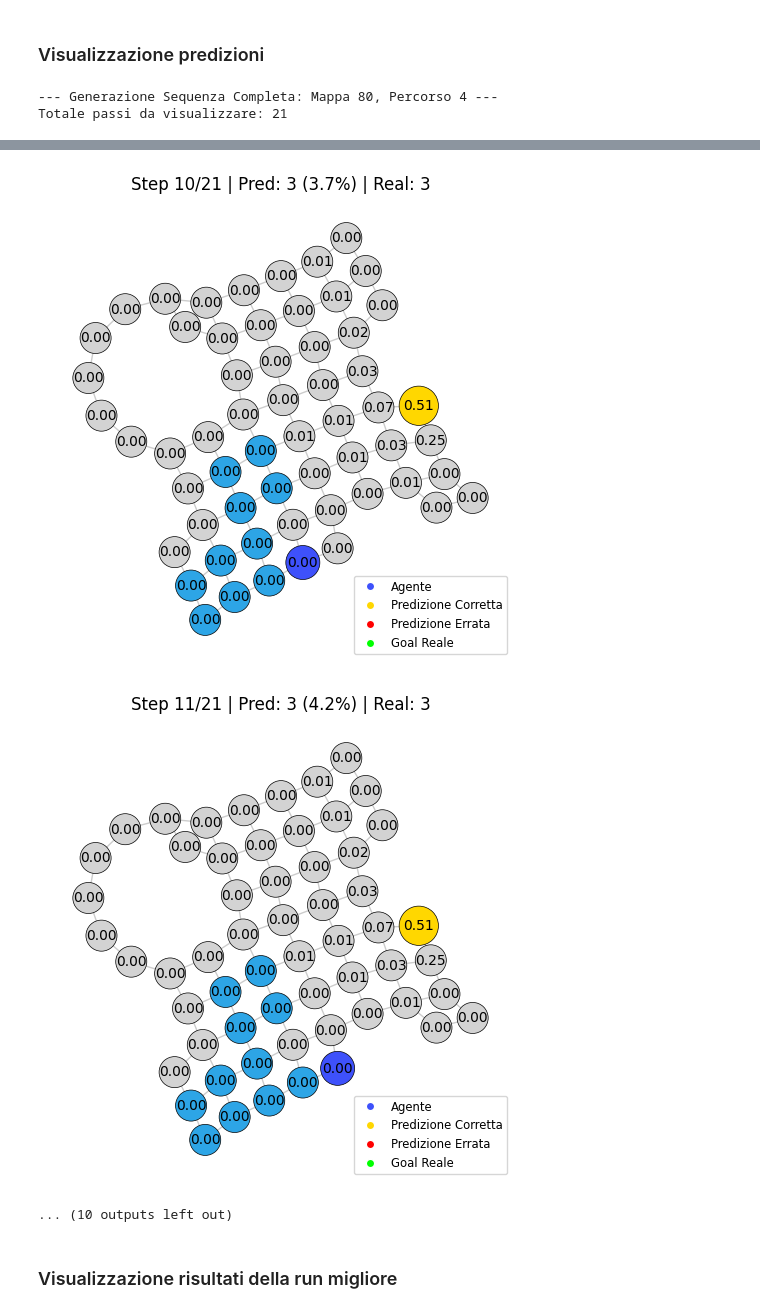
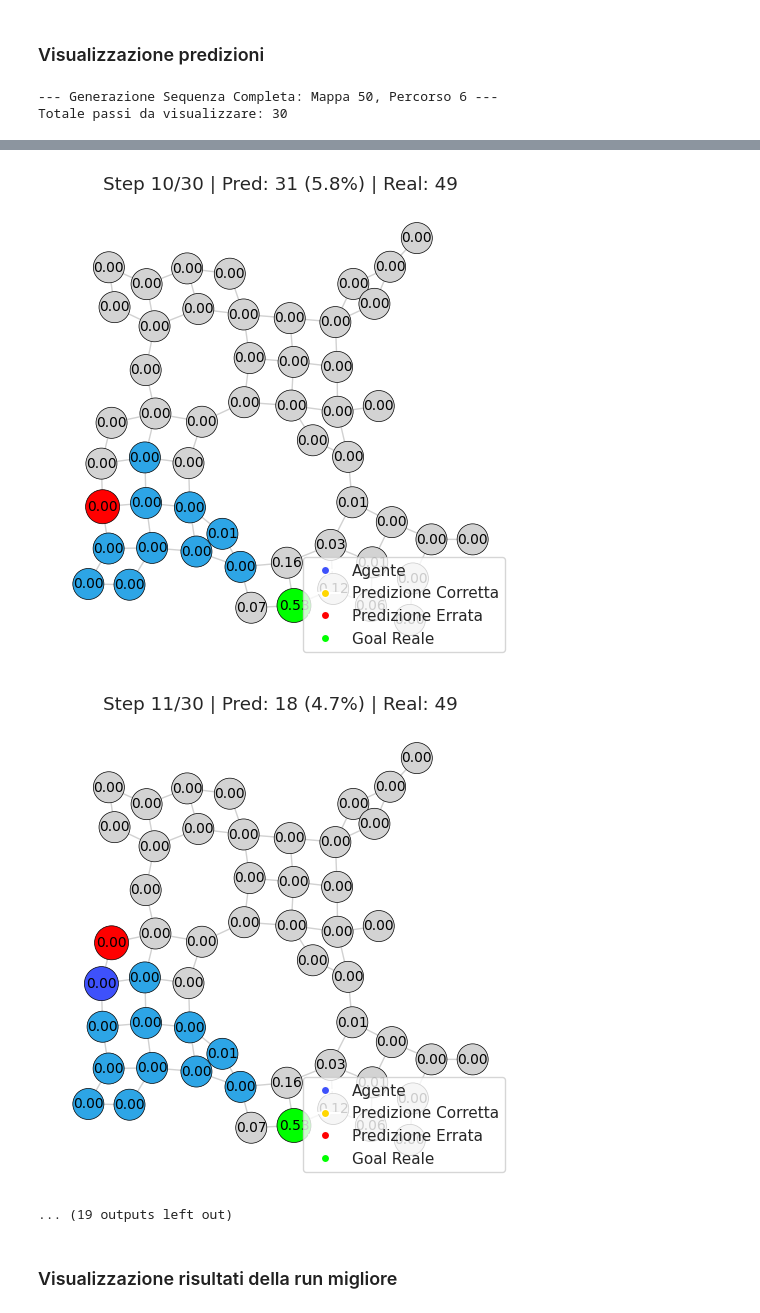
Before and after one commit to tatoken/GNN_goal_recognition, a Jupyter notebook: GNNGoalRecognizer.ipynb, the cells around one changed output, grey strips where cells are left out. Saved outputs shown, nothing was run; the diff lists cells and outputs as text; code cells hidden in the pictures.

```diff
--- a/GNNGoalRecognizer.ipynb
+++ b/GNNGoalRecognizer.ipynb
@@ -963,8 +963,8 @@ def plot_simulation_step(data, pos, node_colors, node_sizes, labels_dict, title_
     plt.show()
 # %%
 # --- Configurazione ---
-mapIndex = 80
-pathIndex = 4
+mapIndex = 50
+pathIndex = 6
 
 # Setup Modello
 model_test.eval()
@@ -1008,5 +1008,5 @@ for i, data in enumerate(map_and_paths):
     info_tuple = (pred_idx, pred_prob, true_goal_idx, i+1, len(map_and_paths))
     plot_simulation_step(data, fixed_pos, colors, sizes, labels_dict, info_tuple)
 # %% [output]
---- Generazione Sequenza Completa: Mappa 80, Percorso 4 ---
-Totale passi da visualizzare: 21
+--- Generazione Sequenza Completa: Mappa 50, Percorso 6 ---
+Totale passi da visualizzare: 30
@@ -1022,6 +1022,6 @@ Totale passi da visualizzare: 21
-[figure, old version]
+[figure, new version]
-[figure, old version]
+[figure, new version]
-... (10 outputs left out)
+... (19 outputs left out)
 # %% [markdown]
 ### Visualizzazione risultati della run migliore
 # %%
```
Also changed, not shown: parts of 1 cell of this notebook.
